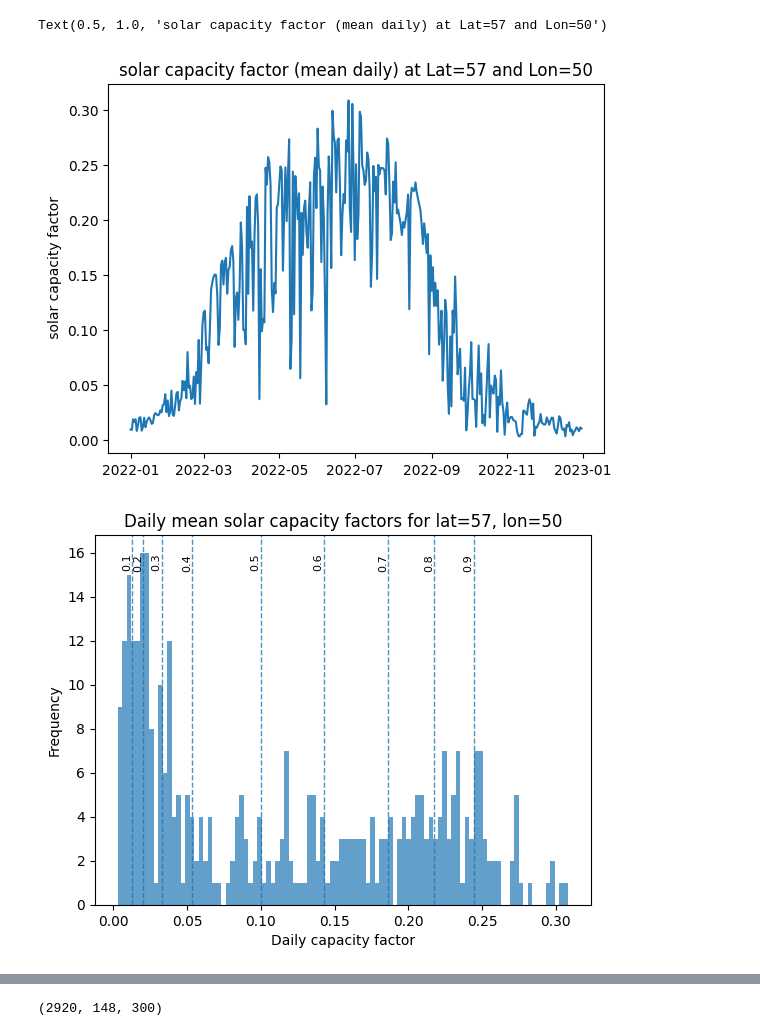
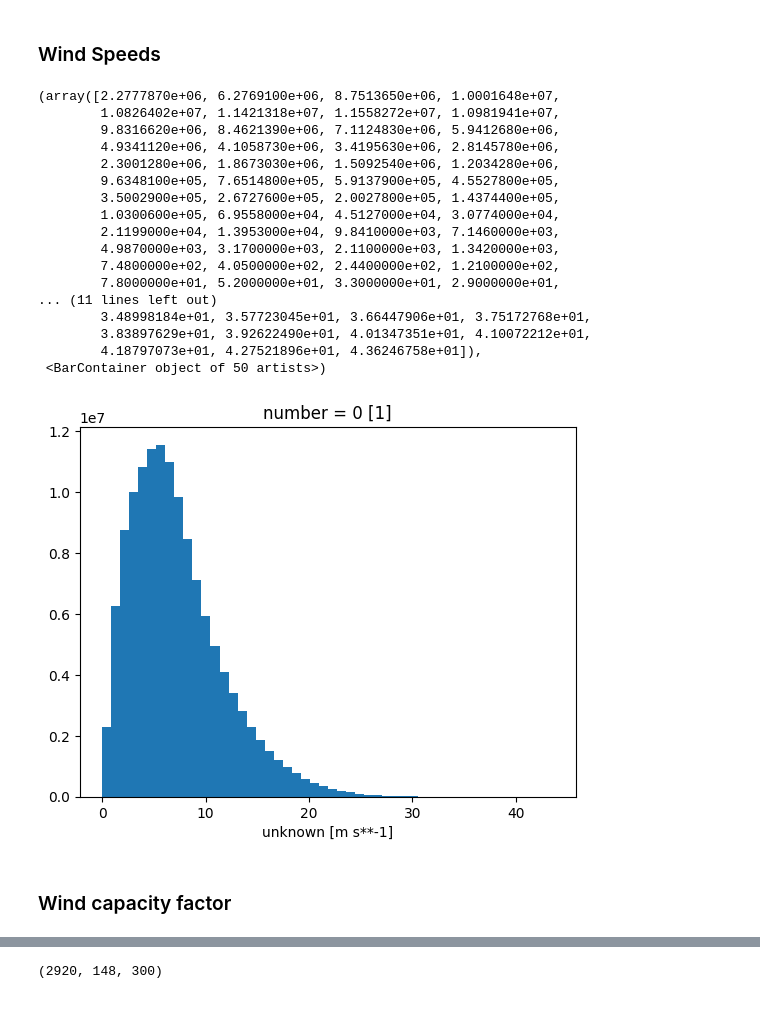
Before and after one commit to victorelgersma/dafs, a Jupyter notebook: final_assignment/AssignmentESMFinal.ipynb, the cells around one changed output, grey strips where cells are left out. Cells and saved outputs as stored; diff of their text form; code cells hidden in the pictures; blank space fills up the shorter version.

```diff
--- a/final_assignment/AssignmentESMFinal.ipynb
+++ b/final_assignment/AssignmentESMFinal.ipynb
@@ -281,44 +198,30 @@ Text(0.5, 1.0, 'Mean time-averaged solar capacity factor')
-# %%
-
-import matplotlib.pyplot as plt
-import pandas as pd
-
-y = era5.sel(latitude=lat, longitude= lon, method='nearest')['cf_pv']
-x = pd.to_datetime(era5.sel(latitude= lat, longitude= lon, method='nearest').valid_time)
-
-daily = pd.Series(y, index=x).resample('D').mean()  # remove diurnal fluctuations
-plt.plot(daily)
-plt.ylabel(" solar capacity factor")
-plt.title(f"solar capacity factor (mean daily) at Lat={lat} and Lon={lon}")
-# %% [output]
-Text(0.5, 1.0, 'solar capacity factor (mean daily) at Lat=57 and Lon=50')
-[figure, removed]
-# %%
-import matplotlib.pyplot as plt
-import pandas as pd
-import numpy as np
-
-y = era5.sel(latitude=lat, longitude=lon, method='nearest')['cf_pv']
-x = pd.to_datetime(era5.sel(latitude=lat, longitude=lon, method='nearest').valid_time)
-
-# daily mean capacity factor
-daily = pd.Series(y, index=x).resample('D').mean()
-
-plt.hist(daily, bins=100, alpha=0.7)
-
-# compute all quantiles 0.1 to 0.9
-quantiles = daily.quantile(np.linspace(0.1, 0.9, 9))
-
-for q, val in quantiles.items():
-    plt.axvline(val, linestyle='--', linewidth=1, alpha=0.8)
-    plt.text(val, plt.ylim()[1]*0.95, f"{q:.1f}", rotation=90,
-             va='top', ha='right', fontsize=8)
-
-plt.title(f"Daily mean solar capacity factors for lat={lat}, lon={lon}")
-plt.xlabel("Daily capacity factor")
-plt.ylabel("Frequency")
-
-plt.show()
-# %% [output]
-[figure, removed]
+# %% [markdown]
+### Wind Speeds <a id="ex2c"></a>
+# %%
+# we calculate the wind speed using the pythagorean theorem
+import numpy as np
+era5['ws'] = np.sqrt(era5['u100'] * era5['u100'] + era5['v100'] * era5['v100'])
+# %%
+era5['ws'].plot(bins=50)
+# %% [output]
+(array([2.2777870e+06, 6.2769100e+06, 8.7513650e+06, 1.0001648e+07,
+        1.0826402e+07, 1.1421318e+07, 1.1558272e+07, 1.0981941e+07,
+        9.8316620e+06, 8.4621390e+06, 7.1124830e+06, 5.9412680e+06,
+        4.9341120e+06, 4.1058730e+06, 3.4195630e+06, 2.8145780e+06,
+        2.3001280e+06, 1.8673030e+06, 1.5092540e+06, 1.2034280e+06,
+        9.6348100e+05, 7.6514800e+05, 5.9137900e+05, 4.5527800e+05,
+        3.5002900e+05, 2.6727600e+05, 2.0027800e+05, 1.4374400e+05,
+        1.0300600e+05, 6.9558000e+04, 4.5127000e+04, 3.0774000e+04,
+        2.1199000e+04, 1.3953000e+04, 9.8410000e+03, 7.1460000e+03,
+        4.9870000e+03, 3.1700000e+03, 2.1100000e+03, 1.3420000e+03,
+        7.4800000e+02, 4.0500000e+02, 2.4400000e+02, 1.2100000e+02,
+        7.8000000e+01, 5.2000000e+01, 3.3000000e+01, 2.9000000e+01,
+... (11 lines left out)
+        3.48998184e+01, 3.57723045e+01, 3.66447906e+01, 3.75172768e+01,
+        3.83897629e+01, 3.92622490e+01, 4.01347351e+01, 4.10072212e+01,
+        4.18797073e+01, 4.27521896e+01, 4.36246758e+01]),
+ <BarContainer object of 50 artists>)
+[figure, added]
+# %% [markdown]
+### Wind capacity factor
 # %% [markdown]
```
Also changed, not shown: parts of 45 cells of this notebook, 2 other files.
